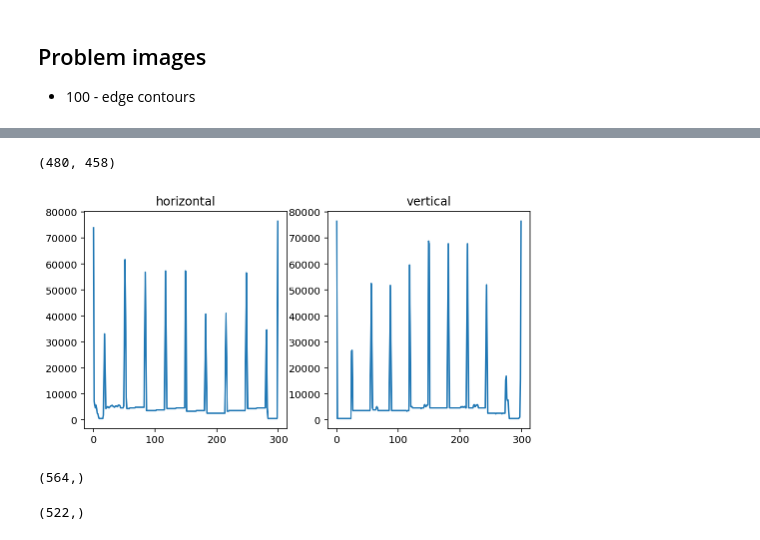
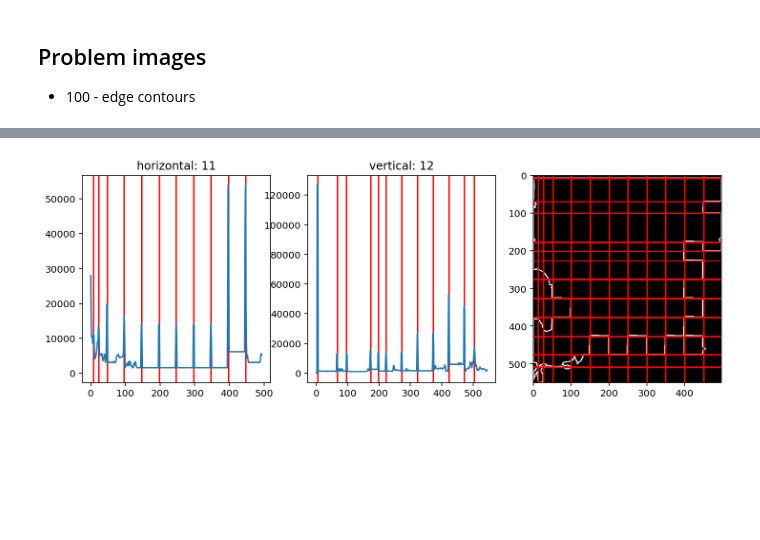
Before and after one commit to idrisr/chessocrnb, a Jupyter notebook: nbs/05_hough.py.ipynb, the cells around one changed output, grey strips where cells are left out. Drawn from its saved outputs; the diff is of its cells as text; code cells hidden in the pictures; blank space fills up the shorter version.

Commit message:
add peak finder

```diff
--- a/nbs/05_hough.py.ipynb
+++ b/nbs/05_hough.py.ipynb
@@ -25,5 +27,3 @@ path = untar_data(URLs.chess_small)
 # %% [markdown]
 ## Problem images
 * 100 - edge contours
-# %%
-img = Image.open(get_image_files(path)[400])
@@ -36,4 +29,0 @@ c = image.color_to_contours(img)
-# %%
-fig = plt.figure(figsize=(10, 10))
-ax = fig.add_subplot()
-ax.matshow(c)
@@ -47,7 +34,3 @@ c.resize((100, 100))
-# %%
-c.shape
-# %% [output]
-(480, 458)
 # %%
 #export
 class Hough:
@@ -62,24 +45,45 @@ class Hough:
     @property
     def hsig(self):
         """ signal for horizontal lines"""
-        return self.a.sum(axis=0)
+        return self.a.sum(axis=0)[2:-2]
 
     @property
     def vsig(self):
         """ signal for vertical lines"""
-        return self.a.sum(axis=1)
+        return self.a.sum(axis=1)[2:-2]
+
+    @property
+    def vpeaks(self):
+        return find_peaks(self.vsig, distance=10, height=10000)[0]
+
+    @property
+    def hpeaks(self):
+        return find_peaks(self.hsig, distance=10, height=10000)[0]
+
 
     def show(self):
-        fig = plt.figure(figsize=(8, 4))
-        gs = fig.add_gridspec(1, 2)
+        fig = plt.figure(figsize=(12, 4))
+        gs = fig.add_gridspec(1, 3)
         ax1 = fig.add_subplot(gs[0, 0])
-        ax1.plot(self.hsig.ravel())
-        ax1.set_title('horizontal')
+        ax1.plot(self.hsig)
+        ax1.set_title(f'horizontal: {len(self.hpeaks)}')
+        ax1.vlines(self.hpeaks, 0, 1, transform=ax1.get_xaxis_transform(), colors='r')
+
         ax2 = fig.add_subplot(gs[0, 1])
-        ax2.plot(self.vsig.ravel())
-        ax2.set_title('vertical')
+        ax2.plot(self.vsig)
+        ax2.set_title(f'vertical: {len(self.vpeaks)}')
+        ax2.vlines(self.vpeaks, 0, 1, transform=ax2.get_xaxis_transform(), colors='r')
+
+        ax3 = fig.add_subplot(gs[0, 2])
+        ax3.imshow(self.img, cmap='gray')
+        ax3.vlines(self.hpeaks+4, 0, 1, transform=ax3.get_xaxis_transform(), colors='r')
+        ax3.hlines(self.vpeaks+4, 0, 1, transform=ax3.get_yaxis_transform(), colors='r')
 # %%
-h = Hough(c.resize((300, 300), resample=PIL.Image.NEAREST))
+imgs = get_image_files(path)
+idx = random.randint(0, len(imgs))
+img = Image.open(imgs[idx])
+c = image.color_to_contours(img)
+h = Hough(c)
 h.show()
 # %% [output]
-[figure, old version]
+[figure, new version]
@@ -88,8 +89,0 @@ c.resize??
-# %%
-h.hsig.shape
-# %% [output]
-(564,)
-# %%
-h.vsig.shape
-# %% [output]
-(522,)
```
Also changed, not shown: parts of 10 cells of this notebook, 2 other files.
